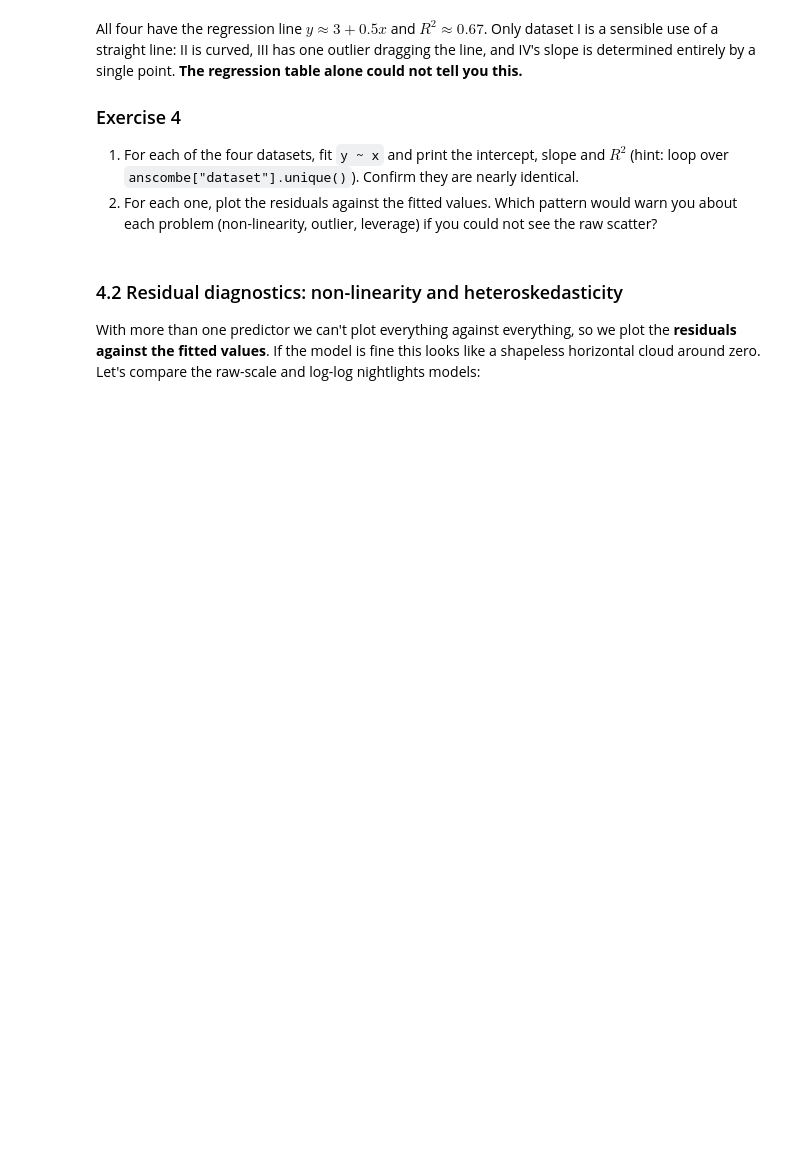
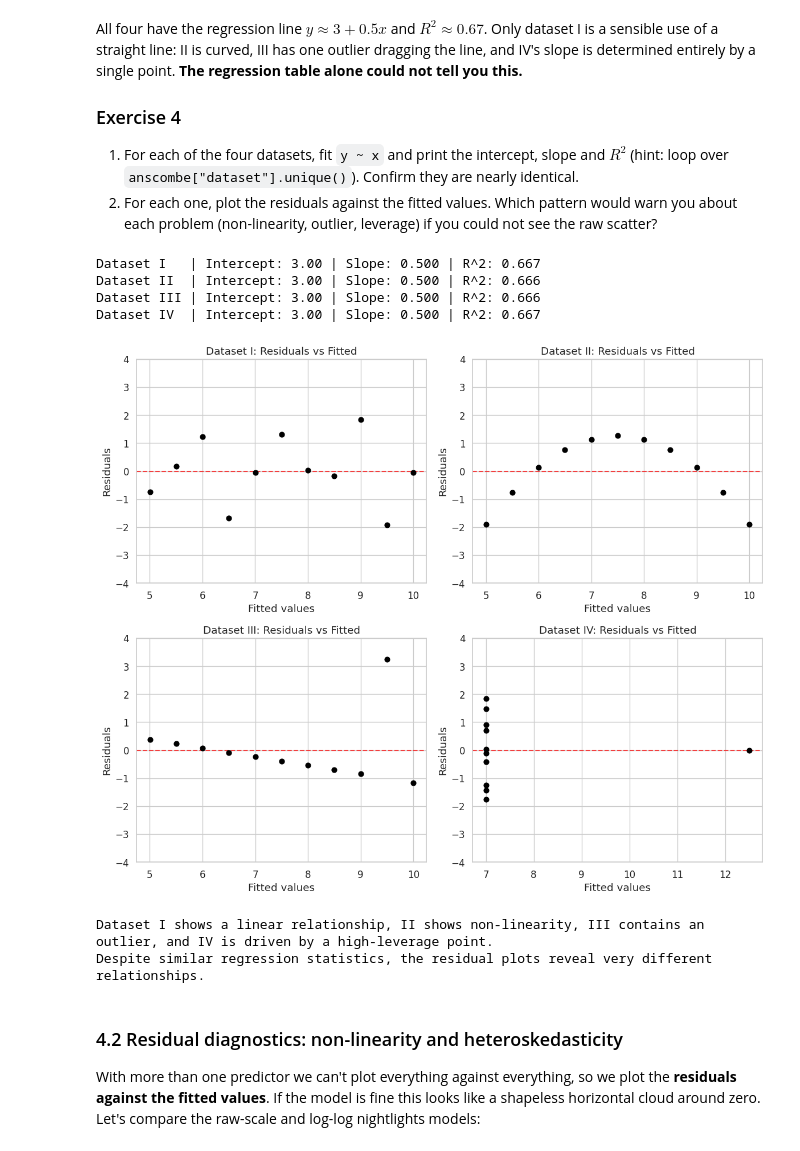
Before and after one commit to sebaalymajd-png/QM2, a Jupyter notebook: Copy_of_W07_Linear_Regression.ipynb, the cells around one changed output. Drawn from its saved outputs; the diff is of its cells as text; code cells hidden in the pictures; blank space fills up the shorter version.

```diff
--- a/Copy_of_W07_Linear_Regression.ipynb
+++ b/Copy_of_W07_Linear_Regression.ipynb
@@ -336,3 +429,53 @@ for d in anscombe["dataset"].unique():
+# %%
+
+
+models = []
+for d in anscombe["dataset"].unique():
+    sub = anscombe[anscombe["dataset"] == d]
+
+    # 1. Fit OLS model
+    model = smf.ols("y ~ x", data=sub).fit()
+    models.append(model)
+
+    intercept = model.params["Intercept"]
+    slope = model.params["x"]
+    r2 = model.rsquared
+
+    # Print parameters to confirm they are nearly identical
+    print(f"Dataset {d:3s} | Intercept: {intercept:.2f} | Slope: {slope:.3f} | R^2: {r2:.3f}")
+
+# 2. Plot residuals vs fitted values using the exact stored results
+fig, axes = plt.subplots(2, 2, figsize=(12, 10))
+axes = axes.flatten()
+datasets = anscombe["dataset"].unique()
+
+for idx in range(4):
+    ax = axes[idx]
+    model = models[idx]
+    d = datasets[idx]
+
+    fitted = model.fittedvalues
+    residuals = model.resid
+
+    ax.scatter(fitted, residuals, color="black", s=40, zorder=3)
+    ax.axhline(0, color="red", linestyle="--", alpha=0.7)
+    ax.set_title(f"Dataset {d}: Residuals vs Fitted")
+    ax.set_xlabel("Fitted values")
+    ax.set_ylabel("Residuals")
+    ax.set_ylim(-4, 4)
+
+plt.tight_layout()
+plt.show()
+
+print("Dataset I shows a linear relationship, II shows non-linearity, III contains an outlier, and IV is driven by a high-leverage point.\n" "Despite similar regression statistics, the residual plots reveal very different relationships.")
+# %% [output]
+Dataset I   | Intercept: 3.00 | Slope: 0.500 | R^2: 0.667
+Dataset II  | Intercept: 3.00 | Slope: 0.500 | R^2: 0.666
+Dataset III | Intercept: 3.00 | Slope: 0.500 | R^2: 0.666
+Dataset IV  | Intercept: 3.00 | Slope: 0.500 | R^2: 0.667
+[figure, added]
+Dataset I shows a linear relationship, II shows non-linearity, III contains an outlier, and IV is driven by a high-leverage point.
+Despite similar regression statistics, the residual plots reveal very different relationships.
 # %% [markdown]
 ### 4.2 Residual diagnostics: non-linearity and heteroskedasticity
 
```
Also changed, not shown: parts of 28 cells of this notebook.
